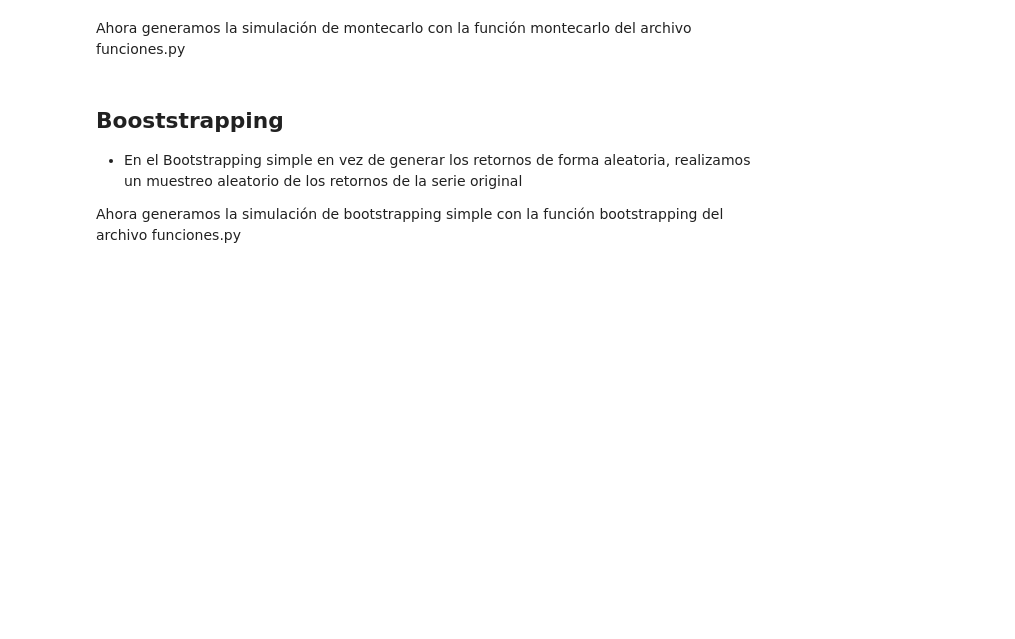
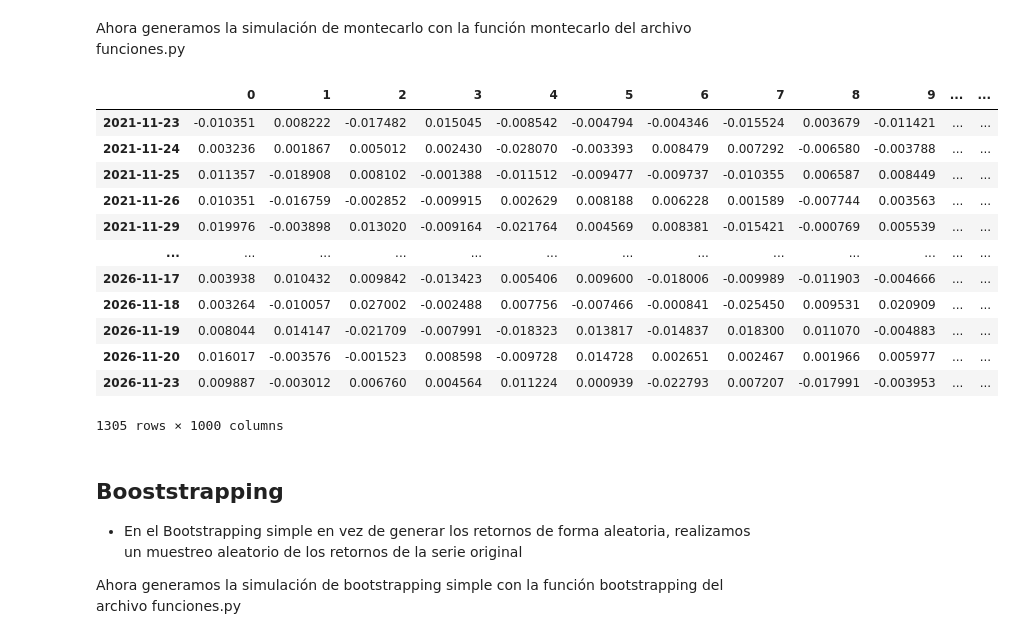
Before and after one commit to Ardark27/python_finance, a Jupyter notebook: 7_montecarlo/7_2_series_a_futuro.ipynb, the cells around one changed output. Drawn from its saved outputs; the diff is of its cells as text; code cells hidden in the pictures; blank space fills up the shorter version.

```diff
--- a/7_montecarlo/7_2_series_a_futuro.ipynb
+++ b/7_montecarlo/7_2_series_a_futuro.ipynb
@@ -43,6 +43,22 @@ sns.distplot(spy_ret_log, rug= True)
 Ahora generamos la simulación de montecarlo con la función montecarlo del archivo funciones.py
 # %%
 montecarlo = fn.montecarlo(spy_ret_log)
+# %%
+montecarlo
+# %% [output]
+|  | 0 | 1 | 2 | 3 | 4 | 5 | 6 | 7 | 8 | 9 | ... | ... |
+| 2021-11-23 | -0.010351 | 0.008222 | -0.017482 | 0.015045 | -0.008542 | -0.004794 | -0.004346 | -0.015524 | 0.003679 | -0.011421 | ... | ... |
+| 2021-11-24 | 0.003236 | 0.001867 | 0.005012 | 0.002430 | -0.028070 | -0.003393 | 0.008479 | 0.007292 | -0.006580 | -0.003788 | ... | ... |
+| 2021-11-25 | 0.011357 | -0.018908 | 0.008102 | -0.001388 | -0.011512 | -0.009477 | -0.009737 | -0.010355 | 0.006587 | 0.008449 | ... | ... |
+| 2021-11-26 | 0.010351 | -0.016759 | -0.002852 | -0.009915 | 0.002629 | 0.008188 | 0.006228 | 0.001589 | -0.007744 | 0.003563 | ... | ... |
+| 2021-11-29 | 0.019976 | -0.003898 | 0.013020 | -0.009164 | -0.021764 | 0.004569 | 0.008381 | -0.015421 | -0.000769 | 0.005539 | ... | ... |
+| ... | ... | ... | ... | ... | ... | ... | ... | ... | ... | ... | ... | ... |
+| 2026-11-17 | 0.003938 | 0.010432 | 0.009842 | -0.013423 | 0.005406 | 0.009600 | -0.018006 | -0.009989 | -0.011903 | -0.004666 | ... | ... |
+| 2026-11-18 | 0.003264 | -0.010057 | 0.027002 | -0.002488 | 0.007756 | -0.007466 | -0.000841 | -0.025450 | 0.009531 | 0.020909 | ... | ... |
+| 2026-11-19 | 0.008044 | 0.014147 | -0.021709 | -0.007991 | -0.018323 | 0.013817 | -0.014837 | 0.018300 | 0.011070 | -0.004883 | ... | ... |
+| 2026-11-20 | 0.016017 | -0.003576 | -0.001523 | 0.008598 | -0.009728 | 0.014728 | 0.002651 | 0.002467 | 0.001966 | 0.005977 | ... | ... |
+| 2026-11-23 | 0.009887 | -0.003012 | 0.006760 | 0.004564 | 0.011224 | 0.000939 | -0.022793 | 0.007207 | -0.017991 | -0.003953 | ... | ... |
+1305 rows × 1000 columns
 # %% [markdown]
 ## Booststrapping
 
```
Also changed, not shown: parts of 4 cells of this notebook, 4 other files.
